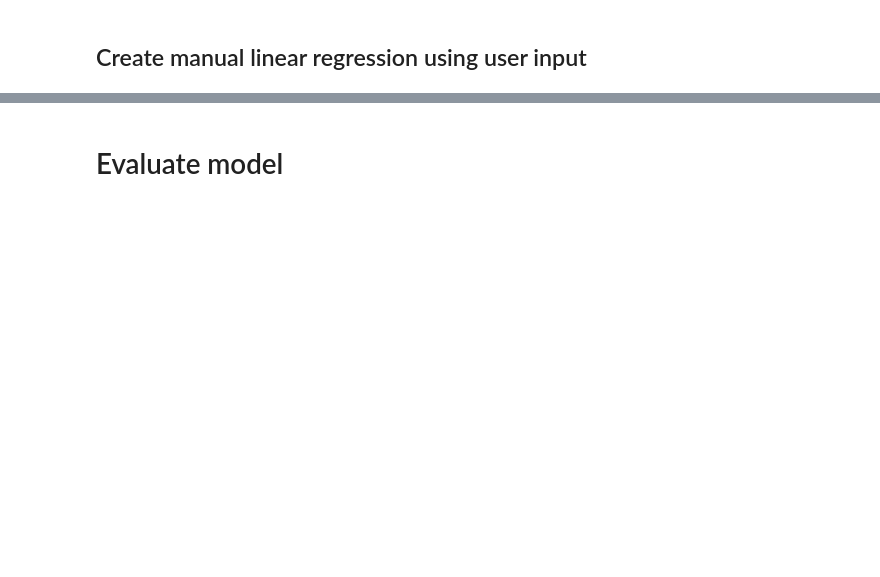
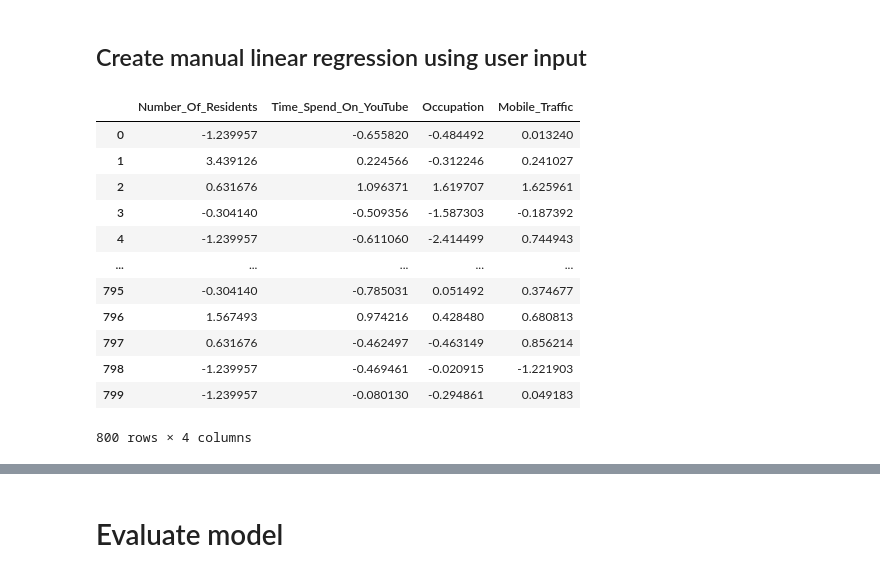
Before and after one commit to anitakurm/ScienceDay_tdcnet, a Jupyter notebook: workshop_02/Workshop_2_poc.ipynb, the cells around one changed output, grey strips where cells are left out. Saved outputs shown, nothing was run; the diff lists cells and outputs as text; code cells hidden in the pictures; blank space fills up the shorter version.

```diff
--- a/workshop_02/Workshop_2_poc.ipynb
+++ b/workshop_02/Workshop_2_poc.ipynb
@@ -131,5 +171,21 @@ def reverse_zscore(pandas_series, mean, std):
 var = 'Mobile_Traffic'
 original_mean, original_std = mean_std[var]
 original_var_series = reverse_zscore(df_z[var], original_mean, original_std)
+# %%
+df_z
+# %% [output]
+|  | Number_Of_Residents | Time_Spend_On_YouTube | Occupation | Mobile_Traffic |
+| 0 | -1.239957 | -0.655820 | -0.484492 | 0.013240 |
+| 1 | 3.439126 | 0.224566 | -0.312246 | 0.241027 |
+| 2 | 0.631676 | 1.096371 | 1.619707 | 1.625961 |
+| 3 | -0.304140 | -0.509356 | -1.587303 | -0.187392 |
+| 4 | -1.239957 | -0.611060 | -2.414499 | 0.744943 |
+| ... | ... | ... | ... | ... |
+| 795 | -0.304140 | -0.785031 | 0.051492 | 0.374677 |
+| 796 | 1.567493 | 0.974216 | 0.428480 | 0.680813 |
+| 797 | 0.631676 | -0.462497 | -0.463149 | 0.856214 |
+| 798 | -1.239957 | -0.469461 | -0.020915 | -1.221903 |
+| 799 | -1.239957 | -0.080130 | -0.294861 | 0.049183 |
+800 rows × 4 columns
 # %%
 # Manually calculate y = alpha * x + beta
```
Also changed, not shown: parts of 19 cells of this notebook, 1 other file.
